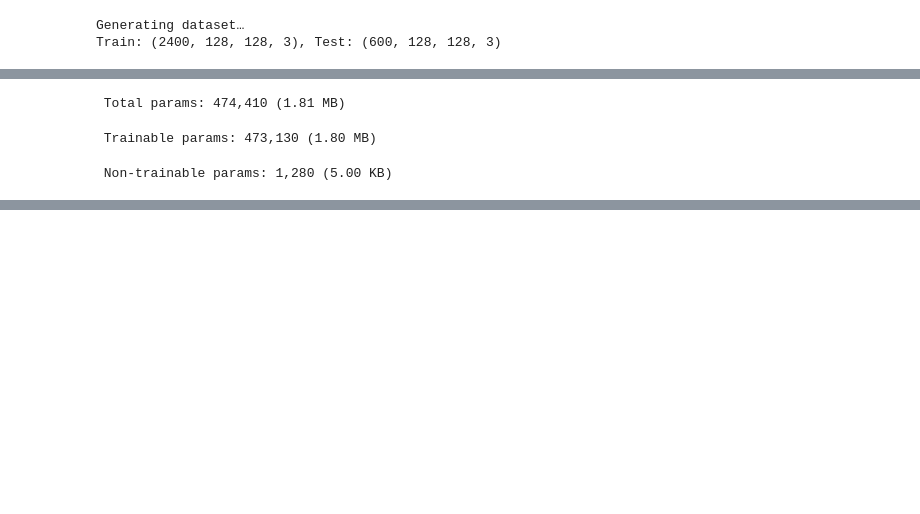
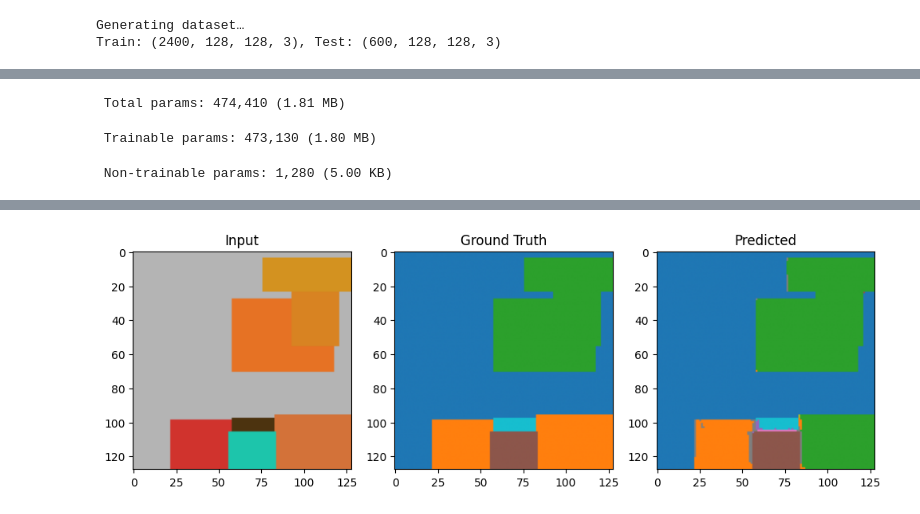
Before and after one commit to MarkhasRisen/ReColor, a Jupyter notebook: algo/cnn.ipynb, the cells around one changed output, grey strips where cells are left out. Drawn from its saved outputs; the diff is of its cells as text; code cells hidden in the pictures; blank space fills up the shorter version.

```diff
--- a/algo/cnn.ipynb
+++ b/algo/cnn.ipynb
@@ -18,11 +18,11 @@ CLASS_NAMES = [
 ]
 
 # ─────────────────────────────────────────────
-# HSV → RGB (pure Python, no OpenCV dependency)
+# HSV → RGB (pure Python, no OpenCV)
 # h in [0,179]  s,v in [0,255]  — OpenCV convention
 # ─────────────────────────────────────────────
 def hsv_to_rgb(h, s, v):
-    h_f = float(h) / 179.0 * 360.0   # → [0, 360)
+    h_f = float(h) / 179.0 * 360.0
     s_f = float(s) / 255.0
     v_f = float(v) / 255.0
 
@@ -30,11 +30,11 @@ def hsv_to_rgb(h, s, v):
         c = int(v_f * 255)
         return np.array([c, c, c], dtype=np.uint8)
 
-    hi  = int(h_f / 60) % 6
-    f   = h_f / 60.0 - int(h_f / 60)
-    p   = v_f * (1.0 - s_f)
-    q   = v_f * (1.0 - f * s_f)
-    t   = v_f * (1.0 - (1.0 - f) * s_f)
+    hi = int(h_f / 60) % 6
+    f  = h_f / 60.0 - int(h_f / 60)
+    p  = v_f * (1.0 - s_f)
+    q  = v_f * (1.0 - f * s_f)
+    t  = v_f * (1.0 - (1.0 - f) * s_f)
 
     if   hi == 0: r, g, b = v_f, t,   p
     elif hi == 1: r, g, b = q,   v_f, p
@@ -44,33 +44,6 @@ def hsv_to_rgb(h, s, v):
     else:         r, g, b = v_f, p,   q
 
     return np.array([int(r * 255), int(g * 255), int(b * 255)], dtype=np.uint8)
-
-# ─────────────────────────────────────────────
-# Per-pixel class assignment (HSV rules)
-# ─────────────────────────────────────────────
-def assign_class(h, s, v):
-    """Assign a pixel to one of 10 color classes based on OpenCV HSV values."""
-    if s < 40 or v < 40:
-        return 0
-    if 11 <= h <= 25 and s >= 80 and 40 <= v <= 120:   # Brown (before Orange)
-        return 9
-    if (h <= 10 or h >= 170) and s >= 80 and v >= 80:  # Red
-        return 1
-    if 11 <= h <= 25 and s >= 80 and v > 120:           # Orange
-        return 2
-    if 26 <= h <= 38 and s >= 60 and v >= 100:          # Yellow
-        return 3
-    if 39 <= h <= 80 and s >= 60 and v >= 60:           # Green
-        return 4
-    if 81 <= h <= 100 and s >= 60 and v >= 80:          # Cyan
-        return 5
-    if 101 <= h <= 130 and s >= 60 and v >= 60:         # Blue
-        return 6
-    if 131 <= h <= 155 and s >= 60 and v >= 60:         # Violet
-        return 7
-    if 156 <= h <= 169 and 30 <= s <= 120 and v >= 150: # Pink
-        return 8
-    return 0
 
 # ─────────────────────────────────────────────
 # Representative HSV centres for each non-neutral class
@@ -95,10 +68,9 @@ def generate_sample():
     image = np.full((IMG_SIZE, IMG_SIZE, 3), 180, dtype=np.uint8)
     mask  = np.zeros((IMG_SIZE, IMG_SIZE),   dtype=np.uint8)
 
-    # Explicitly cast to Python int to avoid numpy scalar issues
     num_rects = int(np.random.randint(4, 8))
     for _ in range(num_rects):
-        idx   = int(np.random.randint(0, len(CLASS_SEEDS)))
+        idx           = int(np.random.randint(0, len(CLASS_SEEDS)))
         h_c, s_c, v_c, cls_id = CLASS_SEEDS[idx]
 
         h = int(np.clip(h_c + int(np.random.randint(-8, 9)),   0, 179))
@@ -132,10 +104,30 @@ for _ in range(NUM_SAMPLES):
 X = np.array(images, dtype=np.float32) / 255.0
 y = np.expand_dims(np.array(masks, dtype=np.int32), axis=-1)
 
-split    = int(0.8 * NUM_SAMPLES)
-X_train  = X[:split];  X_test  = X[split:]
-y_train  = y[:split];  y_test  = y[split:]
+split   = int(0.8 * NUM_SAMPLES)
+X_train = X[:split];  X_test = X[split:]
+y_train = y[:split];  y_test = y[split:]
 print(f"Train: {X_train.shape}, Test: {X_test.shape}")
+
+# ─────────────────────────────────────────────
+# Weighted loss to counteract Neutral class dominance.
+# class_weight in model.fit() does NOT work with segmentation
+# (2-D pixel labels) — Keras only supports it for 1-D labels.
+# We bake the weights directly into the loss function instead.
+# ─────────────────────────────────────────────
+# Weights: Neutral (0) down-weighted, all color classes up-weighted
+CLASS_WEIGHTS_TENSOR = tf.constant(
+    [0.3, 2.0, 2.0, 2.0, 2.0, 2.0, 2.0, 2.0, 2.0, 2.0],
+    dtype=tf.float32
+)  # index = class id
+
+def weighted_sparse_cce(y_true, y_pred):
+    """Sparse CCE with per-class weights, compatible with segmentation masks."""
+    y_true_flat = tf.cast(tf.squeeze(y_true, axis=-1), tf.int32)  # (N, H, W)
+    weights     = tf.gather(CLASS_WEIGHTS_TENSOR, y_true_flat)     # (N, H, W)
+    loss        = tf.keras.losses.sparse_categorical_crossentropy(
+                      y_true, y_pred)                              # (N, H, W)
+    return tf.reduce_mean(loss * weights)
 
 # ─────────────────────────────────────────────
 # U-Net with BatchNormalization (32 / 64 / 128 filters)
@@ -183,20 +175,13 @@ def build_unet(num_classes=NUM_CLASSES):
 model = build_unet()
 model.compile(
     optimizer=tf.keras.optimizers.Adam(learning_rate=1e-3),
-    loss='sparse_categorical_crossentropy',
+    loss=weighted_sparse_cce,   # custom weighted loss (no class_weight arg needed)
     metrics=['accuracy']
 )
 model.summary()
 
 # ─────────────────────────────────────────────
-# Class weights (reduce Neutral dominance)
-# ─────────────────────────────────────────────
-class_weight = {0: 0.3}
-for i in range(1, NUM_CLASSES):
-    class_weight[i] = 2.0
-
-# ─────────────────────────────────────────────
-# Training
+# Training  (no class_weight= here — handled by the loss)
 # ─────────────────────────────────────────────
 print("Training model…")
 history = model.fit(
@@ -204,7 +189,6 @@ history = model.fit(
     epochs=20,
     batch_size=16,
     validation_data=(X_test, y_test),
-    class_weight=class_weight
 )
 
 # ─────────────────────────────────────────────
@@ -215,9 +199,9 @@ pred_raw  = model.predict(np.expand_dims(test_img / 255.0, 0))
 pred_mask = np.argmax(pred_raw[0], axis=-1)
 
 plt.figure(figsize=(12, 4))
-plt.subplot(1, 3, 1); plt.title("Input"); plt.imshow(test_img)
+plt.subplot(1, 3, 1); plt.title("Input");        plt.imshow(test_img)
 plt.subplot(1, 3, 2); plt.title("Ground Truth"); plt.imshow(test_mask, cmap='tab10', vmin=0, vmax=9)
-plt.subplot(1, 3, 3); plt.title("Predicted"); plt.imshow(pred_mask,  cmap='tab10', vmin=0, vmax=9)
+plt.subplot(1, 3, 3); plt.title("Predicted");    plt.imshow(pred_mask,  cmap='tab10', vmin=0, vmax=9)
 plt.show()
 # %% [output]
 Generating dataset…
@@ -248,3 +247,4 @@ TypeError: only length-1 arrays can be converted to Python scalars
+[figure, added]
 # %%
 # ═══════════════════════════════════════════════════════════════
 # TFLITE INT8 QUANTIZATION AND EXPORT
```
Also changed, not shown: parts of 2 cells of this notebook, 2 other files.
